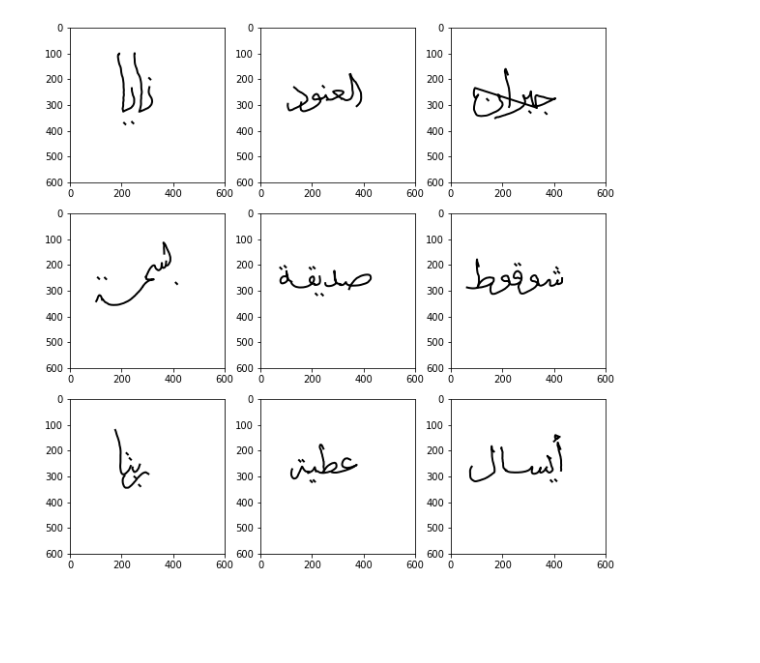
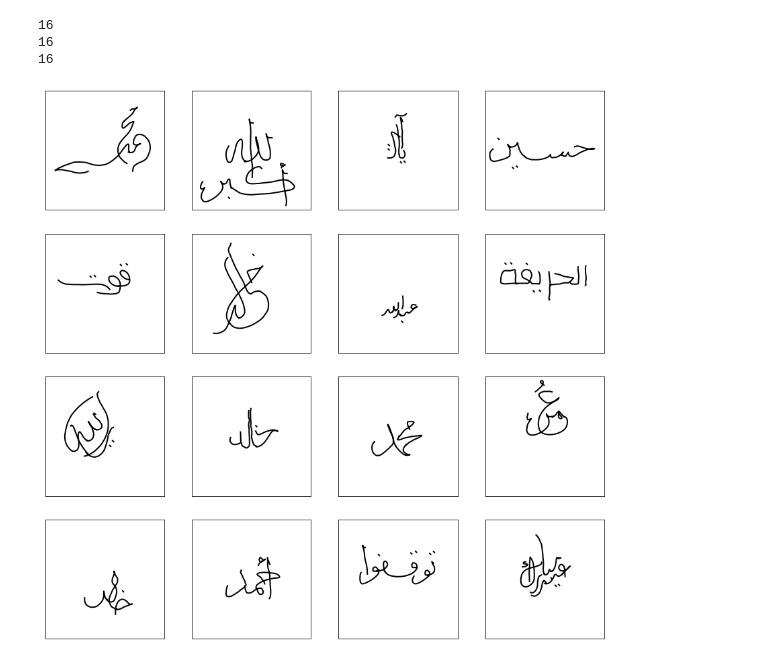
Before and after one commit to ARBML/Calliar, a Jupyter notebook: khatt_server/data_visualizer.ipynb, the cells around one changed output. Saved outputs shown, nothing was run; the diff lists cells and outputs as text; code cells hidden in the pictures; blank space fills up the shorter version.

```diff
--- a/khatt_server/data_visualizer.ipynb
+++ b/khatt_server/data_visualizer.ipynb
@@ -10,7 +10,7 @@ import matplotlib.pyplot as plt
 from matplotlib import animation
 from IPython.display import HTML
 # %%
-def create_data(drawing):
+def create_data(drawing, apply_rdb = True):
     post_data = []
     new_data = []
     total_len_strokes = 0
@@ -21,8 +21,11 @@ def create_data(drawing):
         stroke = item[char]
         if len(stroke) > 1:
             post_stroke = rdp(stroke)
-            for x, y in post_stroke:
-                post_data.append([500-x, y])
+            for j, (x, y)in enumerate(post_stroke):
+                z = 0
+                if j == len(post_stroke) - 1:
+                    z = 1
+                post_data.append([x, y, z])
 
             for j, (x, y) in enumerate(stroke):
                 z = 0
@@ -34,8 +37,12 @@ def create_data(drawing):
             new_data.append([x, y, 0])
             new_data.append([x+5, y+5, 1])
 
-
-    return new_data, post_data
+            post_data.append([x, y, 0])
+            post_data.append([x+5, y+5, 1])
+    if apply_rdb:
+        return post_data
+    else:
+        return new_data
 # %%
 def map_axes(i, num_sketches = 4):
     sqrt = int(math.sqrt(num_sketches))
@@ -46,20 +53,28 @@ def map_axes(i, num_sketches = 4):
 import numpy as np
 import matplotlib.pyplot as plt
 import matplotlib.animation as animation
-
-num_sketches = 9
-npy_files = glob.glob('server/data/*')
+from random import shuffle
+num_sketches = 16
+npy_files = glob.glob('server/larger_data/*')
+shuffle(npy_files)
 mx = 0
+max_count = 500
+min_count = 100
 
 def data_gen():
     global mx
     drawings = []
 
-    for file in npy_files[0:num_sketches]:
-        drawing, _ = create_data(json.load(open(file)))
-        drawings.append(drawing)
-        mx = max(len(drawing), mx)
-
+    cnt = 1
+    for file in npy_files:
+        drawing = create_data(json.load(open(file)))
+        if len(drawing) < max_count and len(drawing) > min_count:
+            drawings.append(drawing)
+            mx = max(len(drawing), mx)
+            cnt += 1
+        if cnt > num_sketches:
+            break
+    print(len(drawings))
     for drawing in drawings:
         if len(drawing) < mx:
             while len(drawing) < mx:
@@ -72,38 +87,44 @@ def data_gen():
         yield points
 
 sqrt = int(math.sqrt(num_sketches))
-fig, axes = plt.subplots(sqrt, sqrt, figsize=(10,10))
+fig, axes = plt.subplots(sqrt, sqrt, figsize=(15,15))
+
 lines = []
 
 for i in range(num_sketches):
     ax = axes[map_axes(i, num_sketches = num_sketches)]
     ax.set_ylim(600, 0)
     ax.set_xlim(0, 600)
+    ax.set_xticks([])
+    ax.set_yticks([])
     ax.set_aspect('equal', adjustable='box')
     line, = ax.plot([], [], lw=2, color = 'k')
     lines.append(line)
 
 # initialize the data arrays
 line_data = [([], []) for _ in range(num_sketches)]
 
 def run(data):
     global line_data, num_sketches
     for i in range(num_sketches):
         x, y, z = data[i]
         line_data[i][0].append(x)
         line_data[i][1].append(y)
         lines[i].set_data(line_data[i][0], line_data[i][1])
         if z == 1:
             line, = axes[map_axes(i, num_sketches = num_sketches)].plot([], [], lw=2, color = 'k')
             lines[i] = line
             line_data[i] = [[], []]
 
     return lines
 
-ani = animation.FuncAnimation(fig, run, data_gen, interval=10, repeat=False, save_count=688)
+ani = animation.FuncAnimation(fig, run, data_gen, interval=10, repeat=False, save_count=max_count)
 d = ani.save(f'video.mp4', extra_args=['-vcodec', 'libx264'])
 # %% [output]
+16
+16
+16
-[figure, old version]
+[figure, new version]
 # %%
 video = io.open('video.mp4', 'r+b').read()
 
```
Also changed, not shown: 7 other files.
